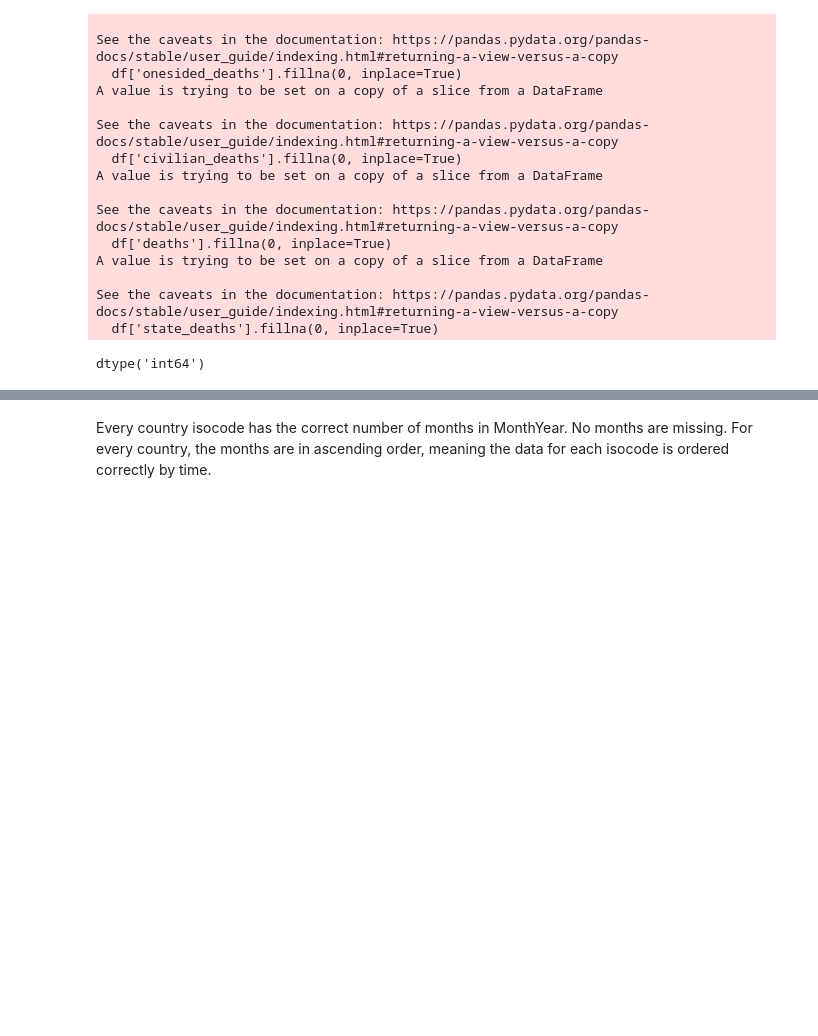
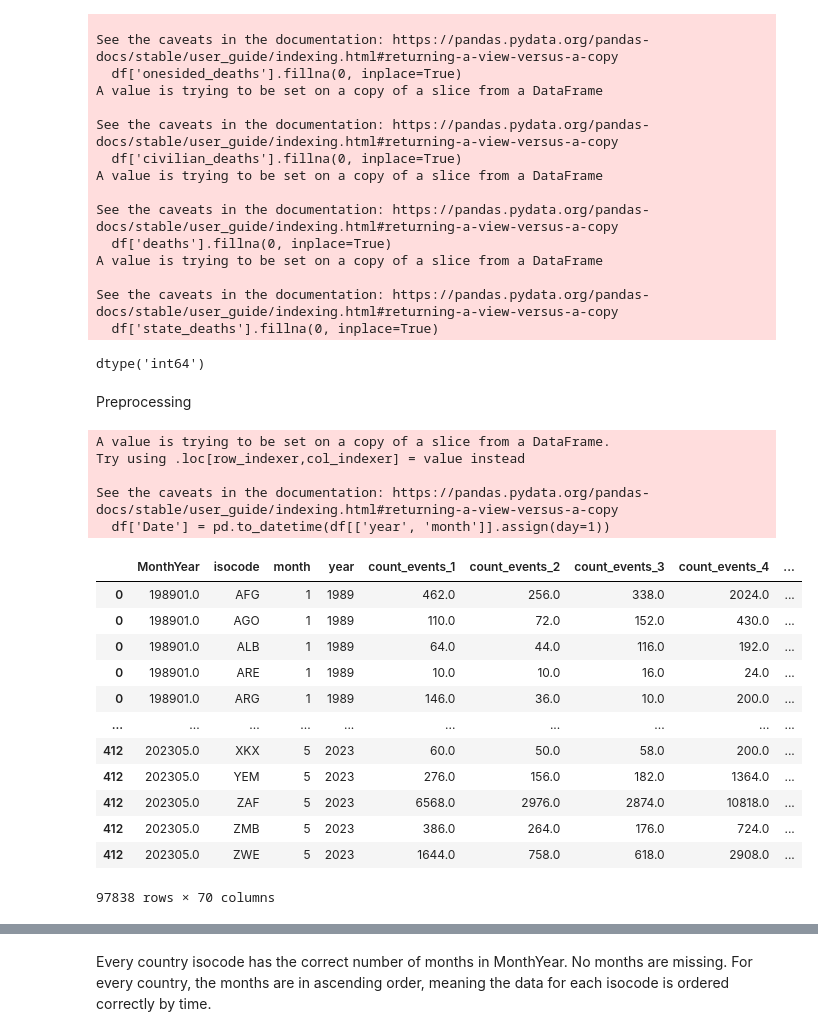
Before and after one commit to luisquinonesPR/thesis, a Jupyter notebook: lstm_model.ipynb, the cells around one changed output, grey strips where cells are left out. Saved outputs shown, nothing was run; the diff lists cells and outputs as text; code cells hidden in the pictures; blank space fills up the shorter version.

```diff
--- a/lstm_model.ipynb
+++ b/lstm_model.ipynb
@@ -185,0 +170,62 @@ merged_df.fillna(0, inplace=True)
+# %% [markdown]
+Preprocessing
+# %%
+# 'year' and 'month' columns to a datetime type
+df['Date'] = pd.to_datetime(df[['year', 'month']].assign(day=1))
+
+# columns to be filled
+fill_cols = [col for col in df.columns if 'count' in col]
+
+dfs = []
+
+# Iterate through unique 'isocode' values
+for isocode in df['isocode'].unique():
+    df_isocode = df[df['isocode'] == isocode].copy()
+
+    # Create a new dataframe that covers all months between the min and max 'Date' for this isocode
+    min_date = df_isocode['Date'].min()
+    max_date = df_isocode['Date'].max()
+    all_dates = pd.DataFrame(pd.date_range(min_date, max_date, freq='MS'), columns=['Date'])
+
+    # merge onto the existing dataframe
+    df_isocode = pd.merge(all_dates, df_isocode, on='Date', how='left')
+
+    df_isocode['isocode'] = isocode
+
+    # forward-fill and then fill any remaining NaNs with 0
+    df_isocode[fill_cols] = df_isocode[fill_cols].ffill().fillna(0)
+
+    # convert the 'date' back to 'year' and 'month'
+    df_isocode['year'] = df_isocode['Date'].dt.year
+    df_isocode['month'] = df_isocode['Date'].dt.month
+
+    # append to list
+    dfs.append(df_isocode)
+
+# concatenate all DataFrames in the list into a final DataFrame
+df_final = pd.concat(dfs)
+
+df_final.drop(columns=['Date'], inplace=True)
+
+# sort final dataframe by 'isocode', 'year' and 'month'
+df_final.sort_values(['year', 'month', 'isocode'], inplace=True)
+df_final.fillna(0)
+# %% [output]
+A value is trying to be set on a copy of a slice from a DataFrame.
+Try using .loc[row_indexer,col_indexer] = value instead
+
+See the caveats in the documentation: https://pandas.pydata.org/pandas-docs/stable/user_guide/indexing.html#returning-a-view-versus-a-copy
+  df['Date'] = pd.to_datetime(df[['year', 'month']].assign(day=1))
+|  | MonthYear | isocode | month | year | count_events_1 | count_events_2 | count_events_3 | count_events_4 | ... |
+| 0 | 198901.0 | AFG | 1 | 1989 | 462.0 | 256.0 | 338.0 | 2024.0 | ... |
+| 0 | 198901.0 | AGO | 1 | 1989 | 110.0 | 72.0 | 152.0 | 430.0 | ... |
+| 0 | 198901.0 | ALB | 1 | 1989 | 64.0 | 44.0 | 116.0 | 192.0 | ... |
+| 0 | 198901.0 | ARE | 1 | 1989 | 10.0 | 10.0 | 16.0 | 24.0 | ... |
+| 0 | 198901.0 | ARG | 1 | 1989 | 146.0 | 36.0 | 10.0 | 200.0 | ... |
+| ... | ... | ... | ... | ... | ... | ... | ... | ... | ... |
+| 412 | 202305.0 | XKX | 5 | 2023 | 60.0 | 50.0 | 58.0 | 200.0 | ... |
+| 412 | 202305.0 | YEM | 5 | 2023 | 276.0 | 156.0 | 182.0 | 1364.0 | ... |
+| 412 | 202305.0 | ZAF | 5 | 2023 | 6568.0 | 2976.0 | 2874.0 | 10818.0 | ... |
+| 412 | 202305.0 | ZMB | 5 | 2023 | 386.0 | 264.0 | 176.0 | 724.0 | ... |
+| 412 | 202305.0 | ZWE | 5 | 2023 | 1644.0 | 758.0 | 618.0 | 2908.0 | ... |
+97838 rows × 70 columns
```
Also changed, not shown: parts of 65 cells of this notebook.
